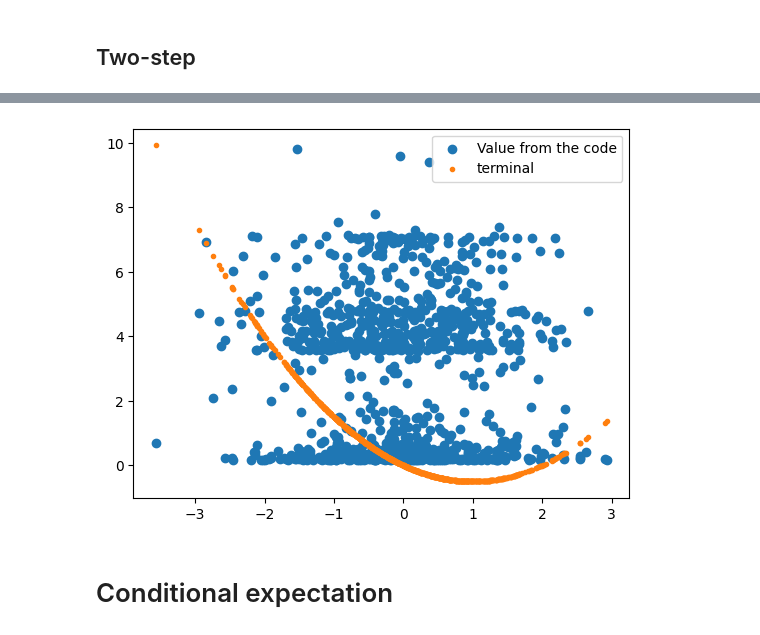
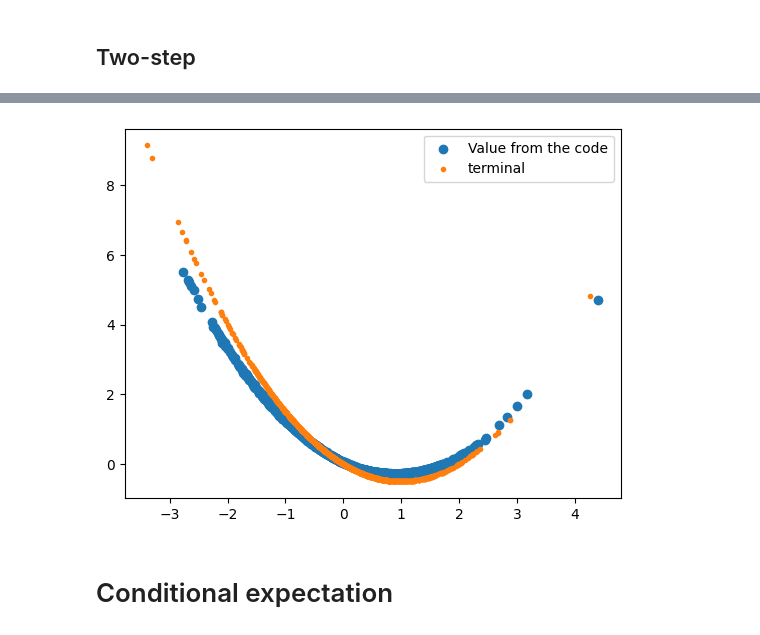
Before and after one commit to arashfahim/Stochastic_Control_FSU, a Jupyter notebook: Discrete_time_DPP.ipynb, the cells around one changed output, grey strips where cells are left out. Saved outputs shown, nothing was run; the diff lists cells and outputs as text; code cells hidden in the pictures.

```diff
--- a/Discrete_time_DPP.ipynb
+++ b/Discrete_time_DPP.ipynb
@@ -396,0 +408,19 @@ plt.savefig(path+'test for value'+stamp+'.png');
+# %%
+loss_epoch = []
+num_epochs = 500
+lr = 1e-2
+optimizer2 = optim.Adam(v2.parameters(), lr)
+L_ = torch.Tensor([-2.0])
+loss = torch.Tensor([2.0])
+epoch=0
+while (torch.abs(L_-loss)>1e-6) & (epoch <= num_epochs):# epoch in range(num_epochs):
+  optimizer2.zero_grad()
+  loss= v2.loss()#self.cost(self.X,self.modelu(X))+ torch.mean(self.terminal(update(self.X,self.modelu(X))))#
+  loss.backward()
+  optimizer2.step()
+  loss_epoch.append(loss)
+  if epoch>0:
+    L_ = loss_epoch[epoch-1]
+  if (epoch % 10==0):
+    print("At epoch {} the mean error is {}.".format(epoch,loss.detach()))
+  epoch += 1
@@ -401,15 +455,23 @@ class two_step(nn.Module):
     def __init__(self,terminal,flag):
         super(two_step, self).__init__()
         self.layer = torch.nn.Sequential()
-        self.layer.add_module("L1",torch.nn.Linear(1, 16))
+        self.layer.add_module("L1",torch.nn.Linear(2, 16))
         self.layer.add_module("Tanh", torch.nn.Tanh())
         self.layer.add_module("L2",torch.nn.Linear(16,1))
         self.flag = flag
         self.M = 100
+        self.T=1
+        self.K = 20 #number of steps
+        self.Dt= torch.Tensor([self.T/self.K])
         self.num_steps = 2
-        self.N = torch.normal(0., 1., size=[self.M,self.num_steps])
+        self.N = torch.normal(0., 1., size=[self.M,self.num_steps,1])
         self.terminal = terminal
-        self.X = torch.normal(0., 1., size=(self.M,1))#traning set
+        X0 = torch.normal(0., 1., size=(10,1))
+        T0 = torch.Tensor([1.0-2*Dt]).repeat([10,1])
+        B1 = torch.normal(0., 1., size=(10,1))
+        T1 = torch.Tensor([1.0-Dt]).repeat([10,1])
+        B2 = torch.normal(0., 1., size=(10,1))
+        self.X = torch.cat((X0,T0,B1,T1,B2),axis=1).unsqueeze(2)
         self.Y = None
     def forward(self, x):
         val = self.layer(x)
@@ -417,14 +479,14 @@ class two_step(nn.Module):
     def loss(self):
         #Antithetic variables
         # M = torch.Tensor([0.1])*torch.normal(0., 1., size=[self.M,1]) - torch.Tensor([0.9])*N
-        update = self.X
+        update = self.X[:,0]
         cost = 0
         for i in range(0,self.num_steps):
             cost +=  self.cost(update)
             # print(update.shape,self.N[:,i].shape)
-            update += (-update+self.forward(update))*Dt + torch.sqrt(Dt)*self.N[:,i].unsqueeze(1)
+            update += (-update+self.forward(update))*self.Dt + torch.sqrt(self.Dt)*self.N[:,i]
         # print("update shape in loss",update.shape)
-        return torch.mean(cost*Dt+self.terminal(update))
+        return torch.mean(cost*self.Dt+self.terminal(update))
     def cost(self,x):#take a [N,1] tensor
         return torch.Tensor([0.5])*torch.pow(x,2) + torch.Tensor([0.5])*torch.pow(self.forward(x),2)
     def value(self):# to evaluate value function through conditional expectation
@@ -432,8 +494,8 @@ class two_step(nn.Module):
         cost = 0
         for i in range(0,self.num_steps):
             cost +=  self.cost(update)
-            update += (Dt*(-update+self.forward(update))) + torch.sqrt(Dt)*torch.normal(0., 1., size=[self.X.shape[0],self.M,1])
+            update += (self.Dt*(-update+self.forward(update))) + torch.sqrt(self.Dt)*torch.normal(0., 1., size=[self.X.shape[0],self.M,1])
         # print("update shape in loss",update.shape)
-        self.Y = torch.mean(cost*Dt+self.terminal(update),axis=1)
+        self.Y = torch.mean(cost*self.Dt+self.terminal(update),axis=1)
 # %%
 v2 = two_step(g,'')
@@ -466,10 +575,10 @@ RuntimeError: ignored
 # %%
 v2.value()
-plt.scatter(v.X.detach().numpy(),v2.Y.detach().numpy(),label='Value from the code');
+plt.scatter(v2.X.detach().numpy(),v2.Y.detach().numpy(),label='Value from the code');
 plt.scatter(v.X.detach().numpy(),g(v.X).detach().numpy(),label='terminal',marker='.');
 plt.legend();
 # %% [output]
-[figure, old version]
+[figure, new version]
 # %% [markdown]
 # Conditional expectation
 # %% [markdown]
```
Also changed, not shown: parts of 26 cells of this notebook.
